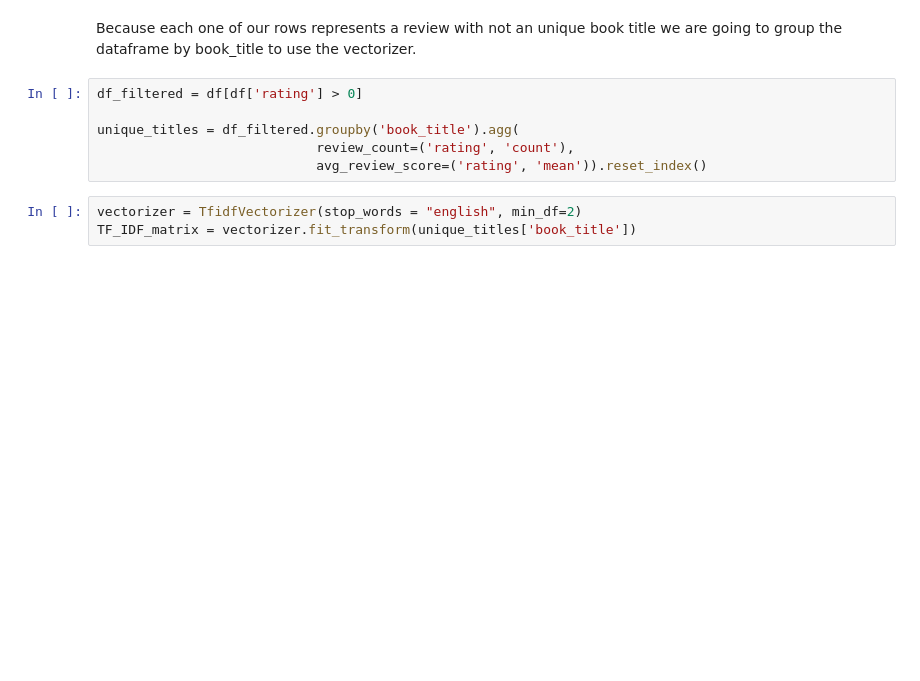
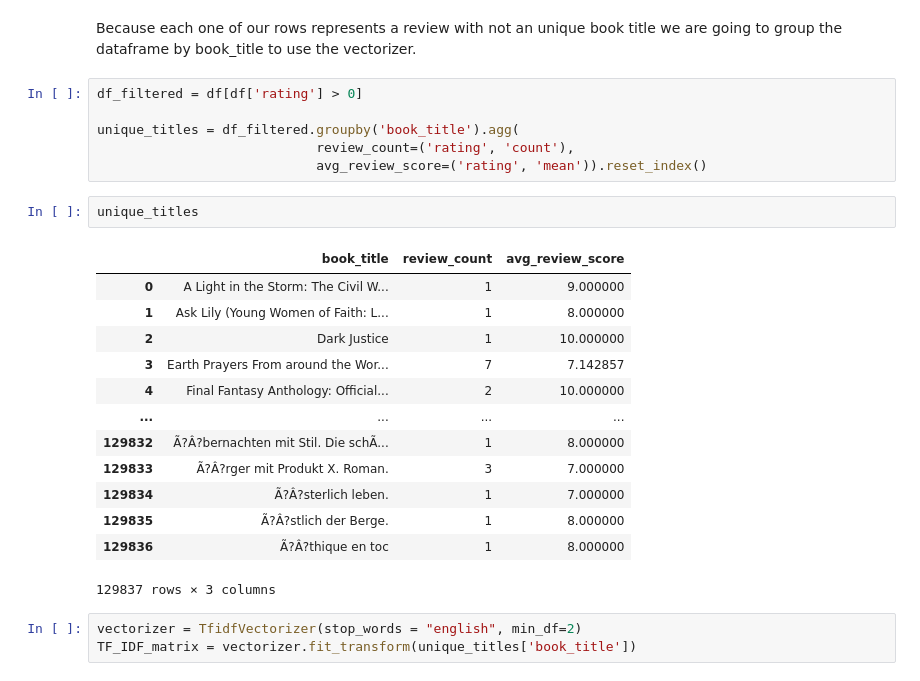
Before and after one commit to DiegoFA1/oct2024_capstone, a Jupyter notebook: notebooks/5.RecommendationSystemModeling.ipynb, the cells around one changed output. Cells and saved outputs as stored; diff of their text form; blank space fills up the shorter version.

```diff
--- a/notebooks/5.RecommendationSystemModeling.ipynb
+++ b/notebooks/5.RecommendationSystemModeling.ipynb
@@ -52,6 +51,22 @@ df_filtered = df[df['rating'] > 0]
 unique_titles = df_filtered.groupby('book_title').agg(
                             review_count=('rating', 'count'),
                             avg_review_score=('rating', 'mean')).reset_index()
+# %%
+unique_titles
+# %% [output]
+|  | book_title | review_count | avg_review_score |
+| 0 | A Light in the Storm: The Civil W... | 1 | 9.000000 |
+| 1 | Ask Lily (Young Women of Faith: L... | 1 | 8.000000 |
+| 2 | Dark Justice | 1 | 10.000000 |
+| 3 | Earth Prayers From around the Wor... | 7 | 7.142857 |
+| 4 | Final Fantasy Anthology: Official... | 2 | 10.000000 |
+| ... | ... | ... | ... |
+| 129832 | Ã?Â?bernachten mit Stil. Die schÃ... | 1 | 8.000000 |
+| 129833 | Ã?Â?rger mit Produkt X. Roman. | 3 | 7.000000 |
+| 129834 | Ã?Â?sterlich leben. | 1 | 7.000000 |
+| 129835 | Ã?Â?stlich der Berge. | 1 | 8.000000 |
+| 129836 | Ã?Â?thique en toc | 1 | 8.000000 |
+129837 rows × 3 columns
 # %%
 vectorizer = TfidfVectorizer(stop_words = "english", min_df=2)
 TF_IDF_matrix = vectorizer.fit_transform(unique_titles['book_title'])
```
Also changed, not shown: parts of 27 cells of this notebook, 4 other files.
